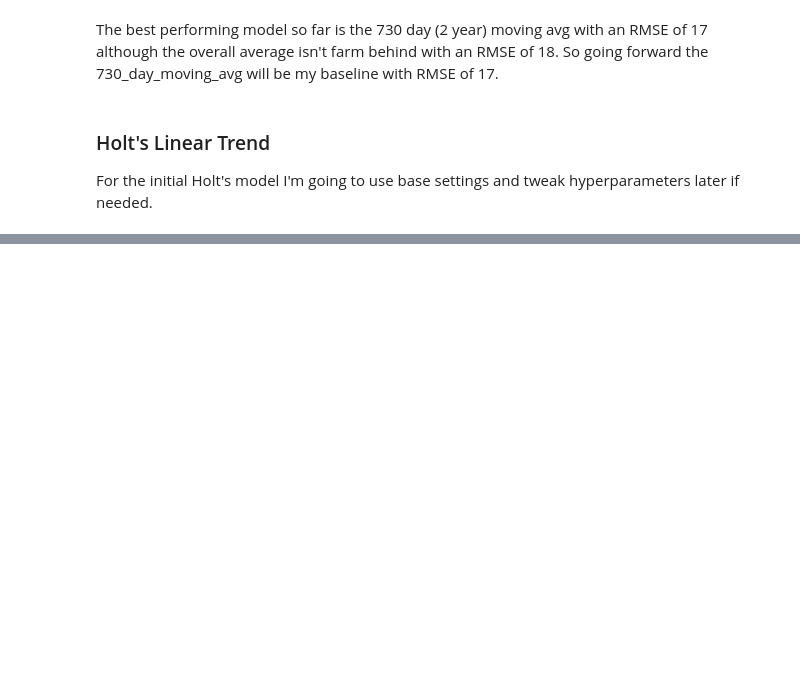
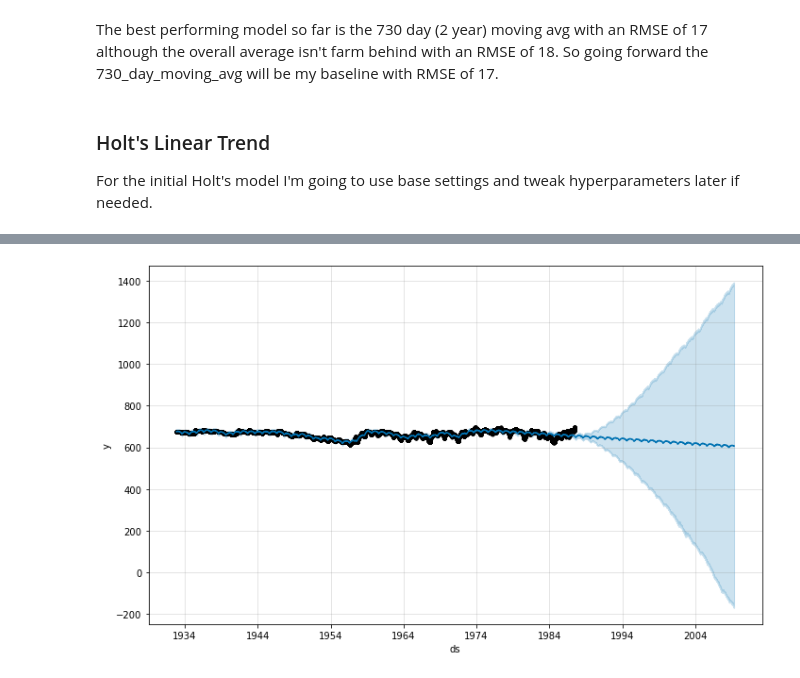
Before and after one commit to AndrewRachuig/edwards_aquifer_project, a Jupyter notebook: modeling_working_notebook.ipynb, the cells around one changed output, grey strips where cells are left out. Drawn from its saved outputs; the diff is of its cells as text; code cells hidden in the pictures; blank space fills up the shorter version.

```diff
--- a/modeling_working_notebook.ipynb
+++ b/modeling_working_notebook.ipynb
@@ -192,0 +407,6 @@ I will need to find a better model if I am going to beat baseline, but it's enti
+# %%
+# Plotting out the actual predictions for the validate set from the model.
+model.plot(forecast)
+None
+# %% [output]
+[figure, added]
```
Also changed, not shown: parts of 55 cells of this notebook.
